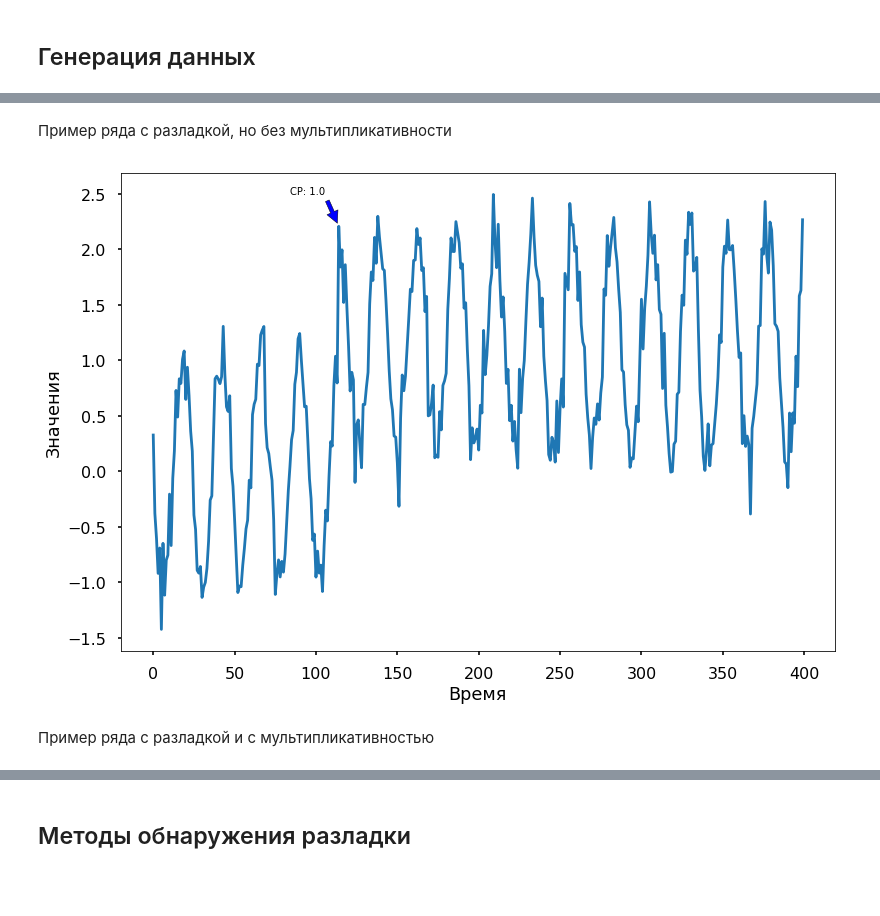
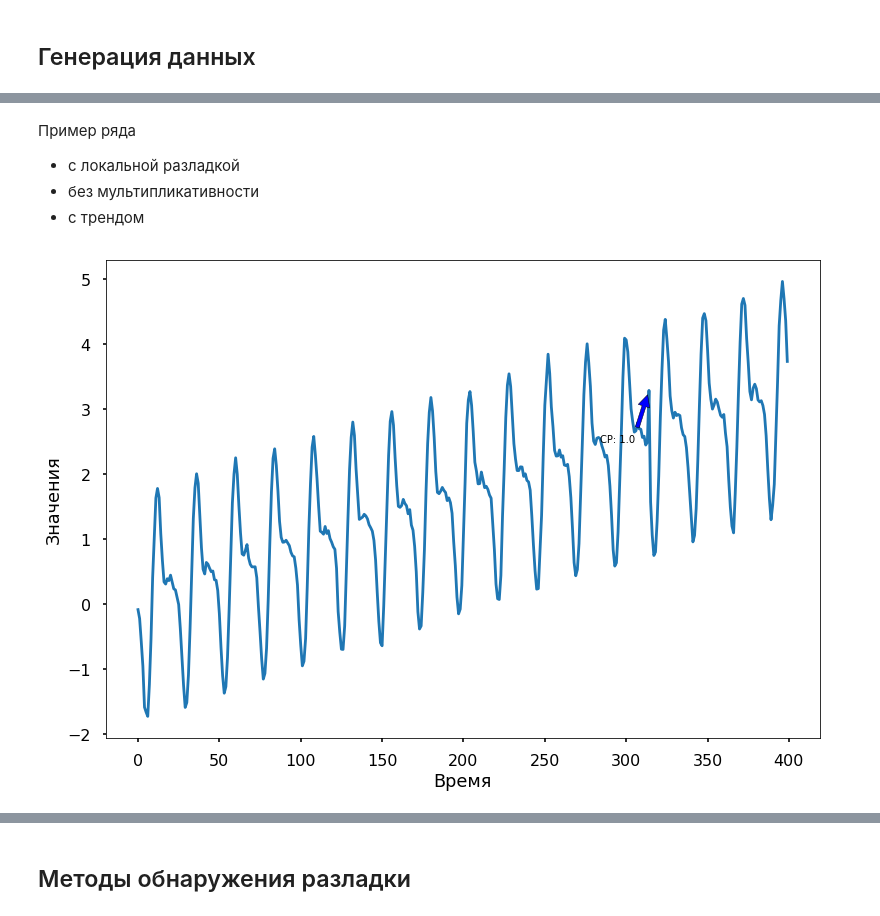
Before and after one commit to Klimmy/nir-ssa, a Jupyter notebook: 3rd semester/Data generating.ipynb, the cells around one changed output, grey strips where cells are left out. Saved outputs shown, nothing was run; the diff lists cells and outputs as text; code cells hidden in the pictures; blank space fills up the shorter version.

```diff
--- a/3rd semester/Data generating.ipynb
+++ b/3rd semester/Data generating.ipynb
@@ -69,14 +233,14 @@ plt.show()
 # %% [markdown]
-Пример ряда с разладкой, но без мультипликативности
+Пример ряда
+- c локальной разладкой
+- без мультипликативности
+- c трендом
 # %%
-generated = data_generator(cp_prob = 1, is_multiplicative = False, random_seed=1)
+generated = data_generator_2(cp_prob = 1, is_multiplicative = False, random_seed=1, change_type='local', is_trend=True)
 plt.plot(generated[0])
 plt.ylabel('Значения')
 plt.xlabel('Время')
 plt.annotate('CP: {}'.format(round(generated[2][0])), xy=(generated[1], generated[0][generated[1]]), xytext=(generated[1]-30, 2.5), arrowprops=dict(facecolor='blue', shrink=0.1))
-plt.savefig('./fig/data_modeling_example_2.png')
 plt.show()
 # %% [output]
-[figure, old version]
+[figure, new version]
-# %% [markdown]
-Пример ряда с разладкой и с мультипликативностью
```
Also changed, not shown: parts of 15 cells of this notebook.
